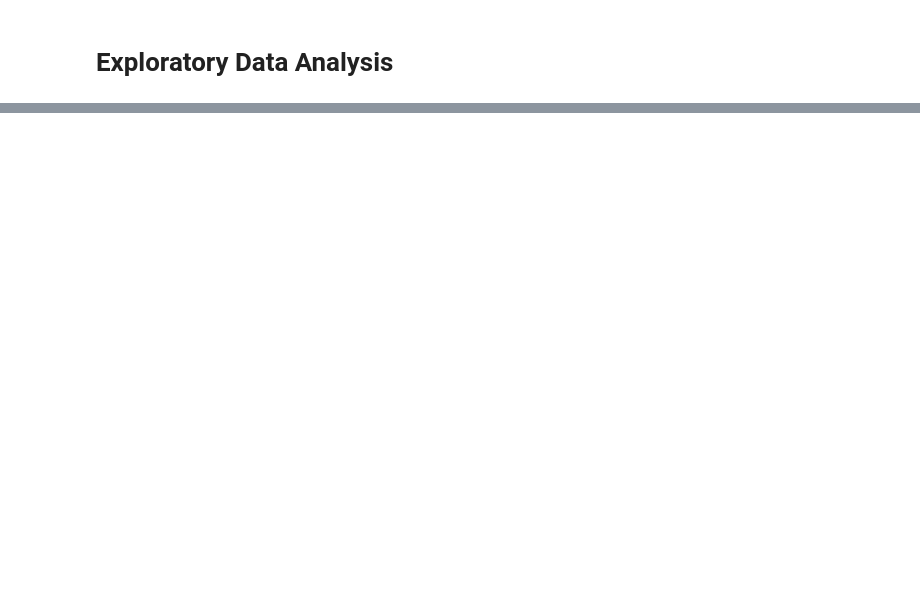
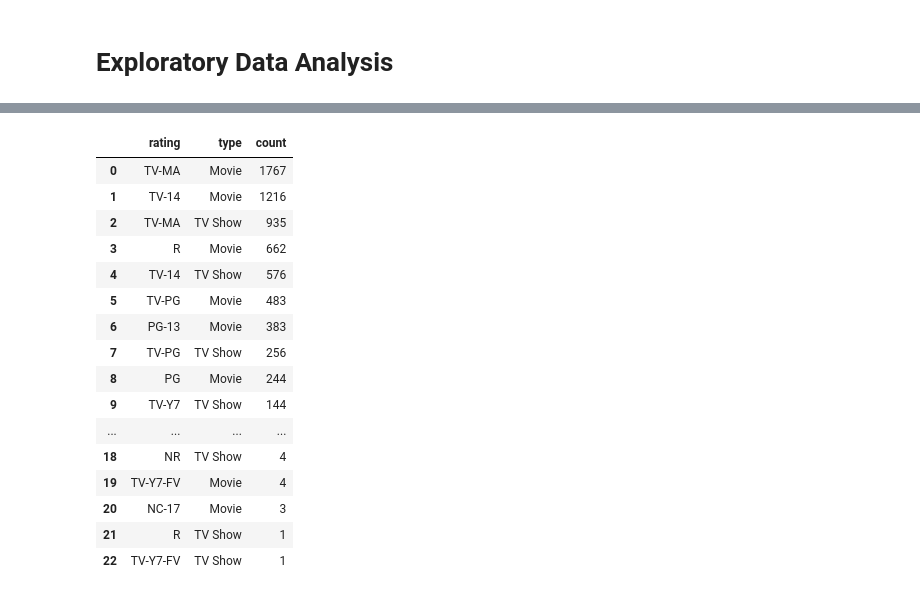
Before and after one commit to smkmohsin/NETFLIX-MOVIES-AND-TV-SHOWS-CLUSTERING, a Jupyter notebook: NETFLIX_MOVIES_AND_TV_SHOWS_CLUSTERING_Sheikh_Mohsin_Kader.ipynb, the cells around one changed output, grey strips where cells are left out. Cells and saved outputs as stored; diff of their text form; code cells hidden in the pictures; blank space fills up the shorter version.

```diff
--- a/NETFLIX_MOVIES_AND_TV_SHOWS_CLUSTERING_Sheikh_Mohsin_Kader.ipynb
+++ b/NETFLIX_MOVIES_AND_TV_SHOWS_CLUSTERING_Sheikh_Mohsin_Kader.ipynb
@@ -183,0 +215,21 @@ sns.countplot('country', hue='type' ,data=dataset)
+# %%
+ratings_count = dataset[['rating','type']].value_counts().reset_index().rename(columns={0: 'count'})
+ratings_count
+# %% [output]
+|  | rating | type | count |
+| 0 | TV-MA | Movie | 1767 |
+| 1 | TV-14 | Movie | 1216 |
+| 2 | TV-MA | TV Show | 935 |
+| 3 | R | Movie | 662 |
+| 4 | TV-14 | TV Show | 576 |
+| 5 | TV-PG | Movie | 483 |
+| 6 | PG-13 | Movie | 383 |
+| 7 | TV-PG | TV Show | 256 |
+| 8 | PG | Movie | 244 |
+| 9 | TV-Y7 | TV Show | 144 |
+| ... | ... | ... | ... |
+| 18 | NR | TV Show | 4 |
+| 19 | TV-Y7-FV | Movie | 4 |
+| 20 | NC-17 | Movie | 3 |
+| 21 | R | TV Show | 1 |
+| 22 | TV-Y7-FV | TV Show | 1 |
```
Also changed, not shown: parts of 19 cells of this notebook.
